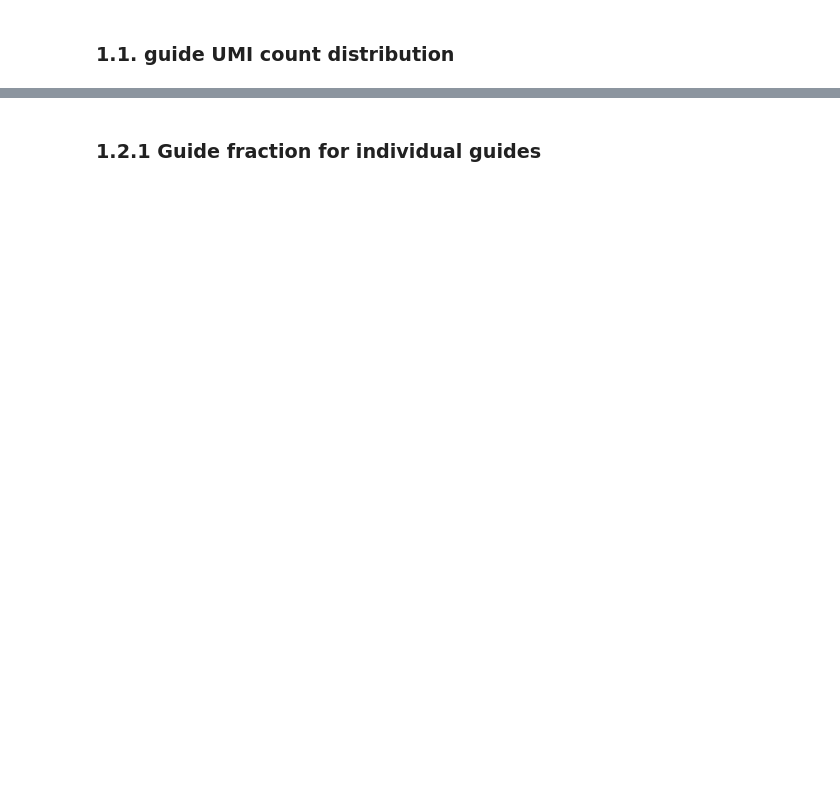
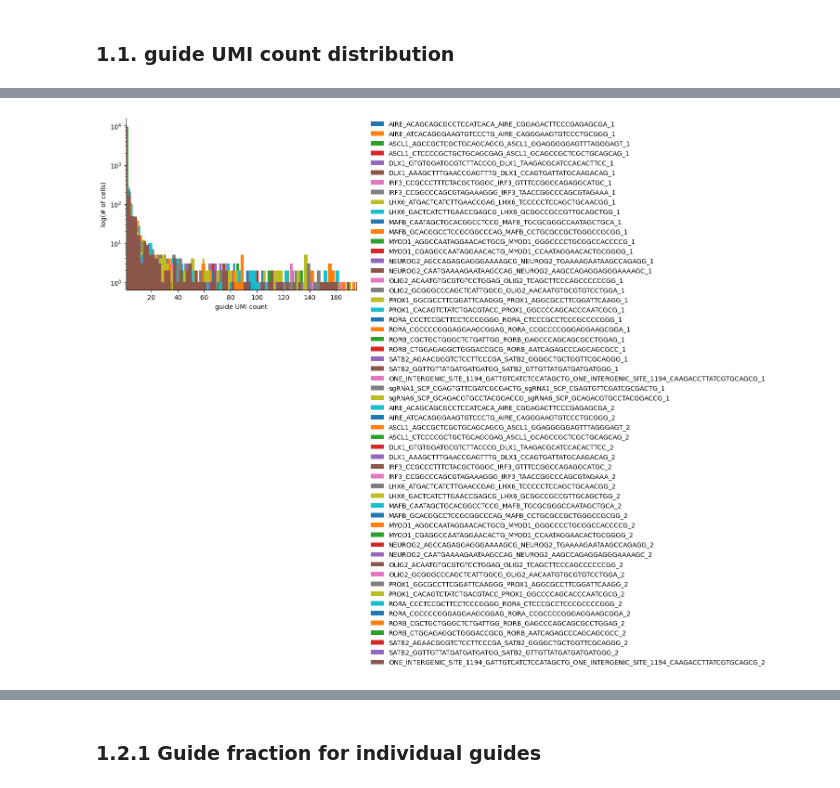
Before and after one commit to vitkl/cell2state_tf_activation, a Jupyter notebook: scripts/Kevin/20230116_crispra_scrna_guide_assignment.ipynb, the cells around one changed output, grey strips where cells are left out. Drawn from its saved outputs; the diff is of its cells as text; code cells hidden in the pictures; blank space fills up the shorter version.

```diff
--- a/scripts/Kevin/20230116_crispra_scrna_guide_assignment.ipynb
+++ b/scripts/Kevin/20230116_crispra_scrna_guide_assignment.ipynb
@@ -126,23 +142,26 @@ plt.ylabel('gRNA')
 # %%
 #plot lineplot for each row in count_frequncy_arr
 for x in range(0,guide_frequency.shape[1]):
     # plt.plot(np.arange(1,guide_frequency.shape[0]),guide_frequency[1:,x])
-    plt.hist(guide_frequency[1:,x], bins=200)
-    plt.xlabel('Gene count')
+    plt.hist(guide_frequency[1:,x], bins=100)
+    plt.xlabel('normalised UMI count')
 
     plt.ylabel('log(# of cells)')
 
     #plot adata.var_names for each gene as legend
+
     plt.legend(adata_filtered.var_names,bbox_to_anchor=(1.05, 1), loc='upper left', borderaxespad=0.)
 
     #set lower xlim to 1, to exclude zero values
     plt.gca().set_xlim(left=1)
 
     #log scale y axis
     plt.gca().set_yscale('log')
-
-    # plt.savefig(os.path.join(figures_folder,'gene_count_frequency_{}.png'.format(x)))
-    # plt.close()
+#save figure
+plt.savefig(f'{figures_folder}{today}_tf_guides_frequency.pdf',bbox_inches='tight')
+# plt.close()
+# %% [output]
+[figure, added]
 # %%
 #plot lineplot for each row in count_frequncy_arr
 for x in range(0,guide_frequency.shape[1]):
```
Also changed, not shown: parts of 14 cells of this notebook, 4 other files.
